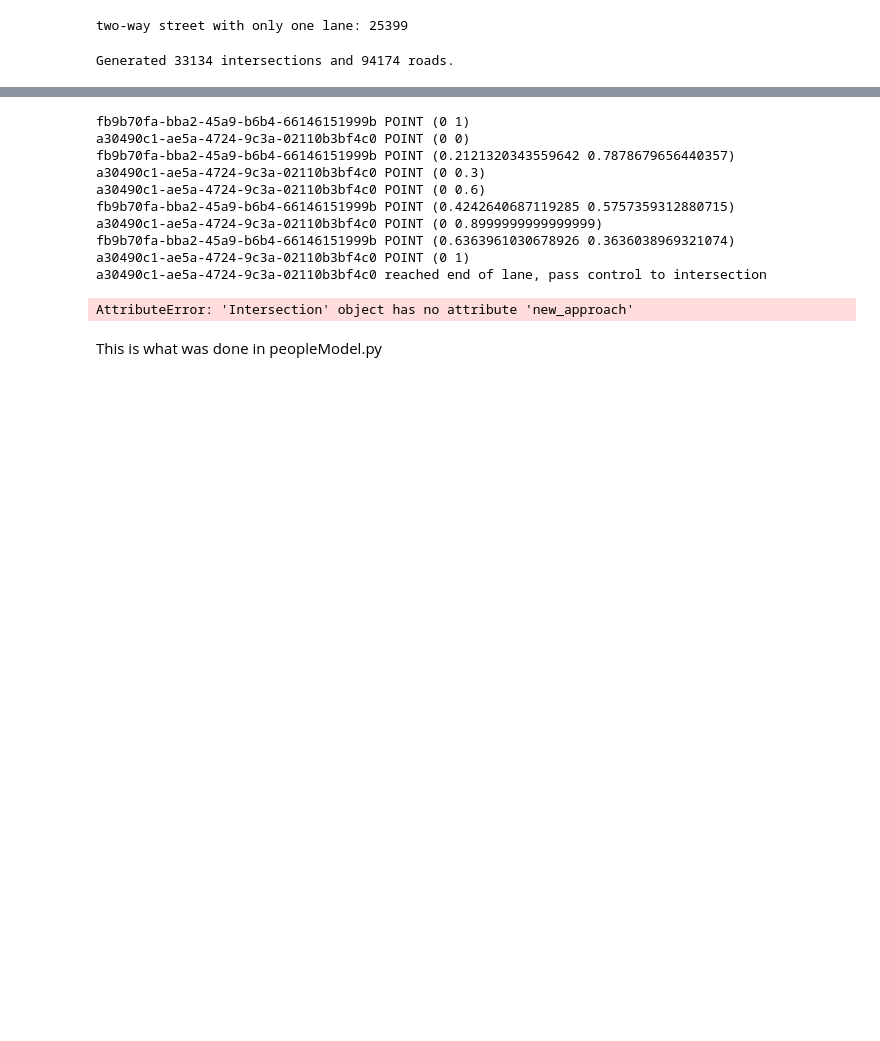
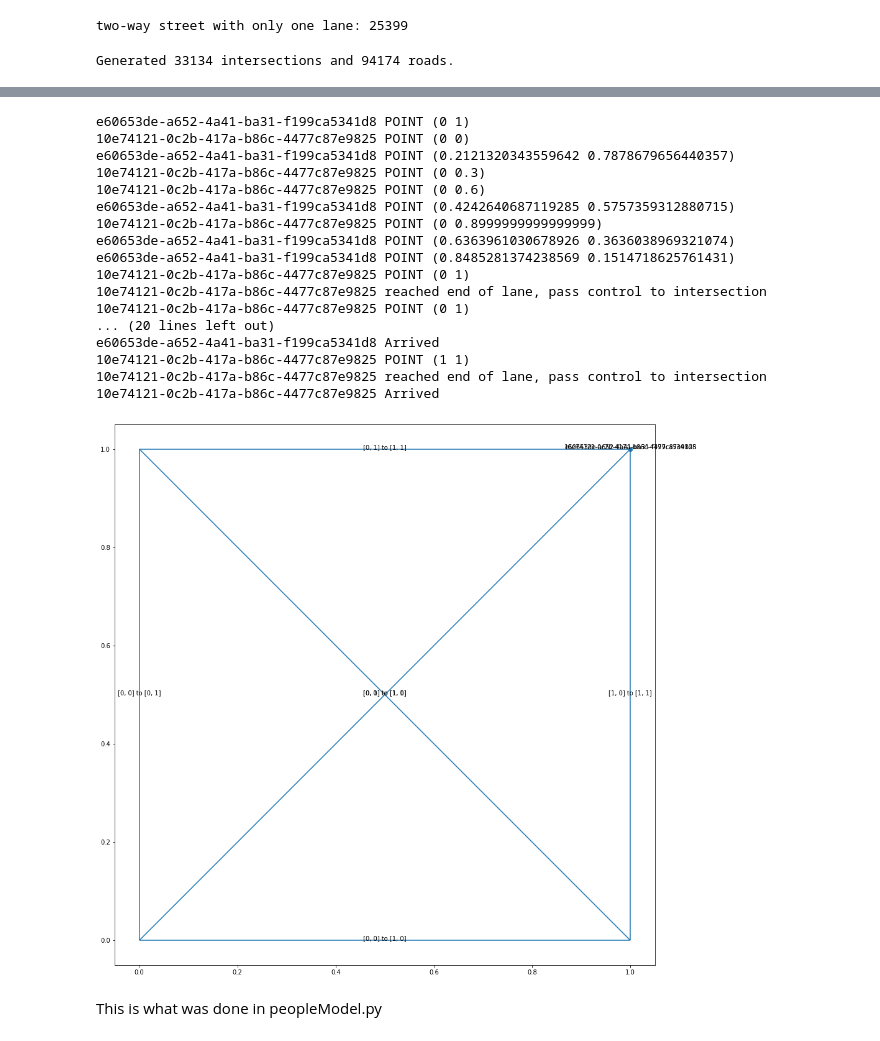
Before and after one commit to davidbailey/dpd, a Jupyter notebook: docs/notebooks/agent-based_transportation_model.ipynb, the cells around one changed output, grey strips where cells are left out. Cells and saved outputs as stored; diff of their text form; code cells hidden in the pictures; blank space fills up the shorter version.

Commit message:
add abtmmap

```diff
--- a/docs/notebooks/agent-based_transportation_model.ipynb
+++ b/docs/notebooks/agent-based_transportation_model.ipynb
@@ -410,36 +406,42 @@ class ABTMMap(Map):
         geojson.add_to(folium_map)
         return self.plot_folium(folium_map=folium_map, include_intersections=include_intersections, include_roads=include_roads)
 # %%
-clear_lanes(map_.roads)
 model = TransportationModel()
-abtmmap = ABTMMap(map_)
+abtmmap = ABTMMap(model, map_)
+
 p1 = Person(model, Point(0,0), [
     abtmmap.roads.loc["[0, 1] to [1, 1]"]["Road"],
     abtmmap.roads.loc["[0, 0] to [0, 1]"]["Road"]
 ])
 p2 = Person(model, Point(0,1), [
     abtmmap.roads.loc["[1, 0] to [1, 1]"]["Road"],
     abtmmap.roads.loc["[0, 1] to [1, 0]"]["Road"]
 ])
 for person in [p1, p2]:
     abtmmap.add_person(person)
-    model.schedule.add(person)
 
 for x in range(12):
     model.step()
 
 abtmmap.abtmplot(include_roads=True)
 # %% [output]
-fb9b70fa-bba2-45a9-b6b4-66146151999b POINT (0 1)
-a30490c1-ae5a-4724-9c3a-02110b3bf4c0 POINT (0 0)
-fb9b70fa-bba2-45a9-b6b4-66146151999b POINT (0.2121320343559642 0.7878679656440357)
-a30490c1-ae5a-4724-9c3a-02110b3bf4c0 POINT (0 0.3)
-a30490c1-ae5a-4724-9c3a-02110b3bf4c0 POINT (0 0.6)
-fb9b70fa-bba2-45a9-b6b4-66146151999b POINT (0.4242640687119285 0.5757359312880715)
-a30490c1-ae5a-4724-9c3a-02110b3bf4c0 POINT (0 0.8999999999999999)
-fb9b70fa-bba2-45a9-b6b4-66146151999b POINT (0.6363961030678926 0.3636038969321074)
-a30490c1-ae5a-4724-9c3a-02110b3bf4c0 POINT (0 1)
-a30490c1-ae5a-4724-9c3a-02110b3bf4c0 reached end of lane, pass control to intersection
+e60653de-a652-4a41-ba31-f199ca5341d8 POINT (0 1)
+10e74121-0c2b-417a-b86c-4477c87e9825 POINT (0 0)
+e60653de-a652-4a41-ba31-f199ca5341d8 POINT (0.2121320343559642 0.7878679656440357)
+10e74121-0c2b-417a-b86c-4477c87e9825 POINT (0 0.3)
+10e74121-0c2b-417a-b86c-4477c87e9825 POINT (0 0.6)
+e60653de-a652-4a41-ba31-f199ca5341d8 POINT (0.4242640687119285 0.5757359312880715)
+10e74121-0c2b-417a-b86c-4477c87e9825 POINT (0 0.8999999999999999)
+e60653de-a652-4a41-ba31-f199ca5341d8 POINT (0.6363961030678926 0.3636038969321074)
+e60653de-a652-4a41-ba31-f199ca5341d8 POINT (0.8485281374238569 0.1514718625761431)
+10e74121-0c2b-417a-b86c-4477c87e9825 POINT (0 1)
+10e74121-0c2b-417a-b86c-4477c87e9825 reached end of lane, pass control to intersection
+10e74121-0c2b-417a-b86c-4477c87e9825 POINT (0 1)
+... (20 lines left out)
+e60653de-a652-4a41-ba31-f199ca5341d8 Arrived
+10e74121-0c2b-417a-b86c-4477c87e9825 POINT (1 1)
+10e74121-0c2b-417a-b86c-4477c87e9825 reached end of lane, pass control to intersection
+10e74121-0c2b-417a-b86c-4477c87e9825 Arrived
-AttributeError: 'Intersection' object has no attribute 'new_approach'
+[figure, added]
 # %% [markdown]
 This is what was done in peopleModel.py
```
Also changed, not shown: parts of 10 cells of this notebook, 1 other file.
